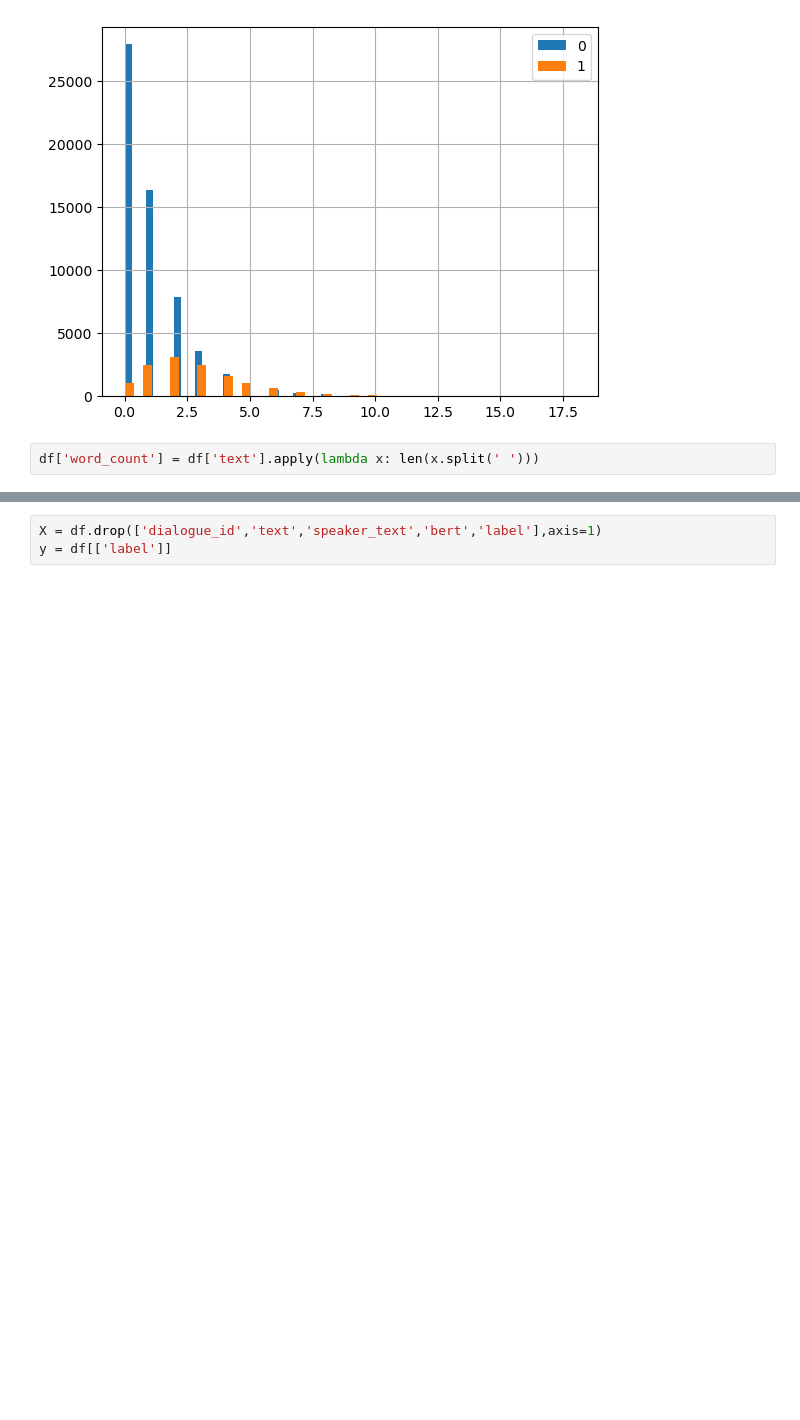
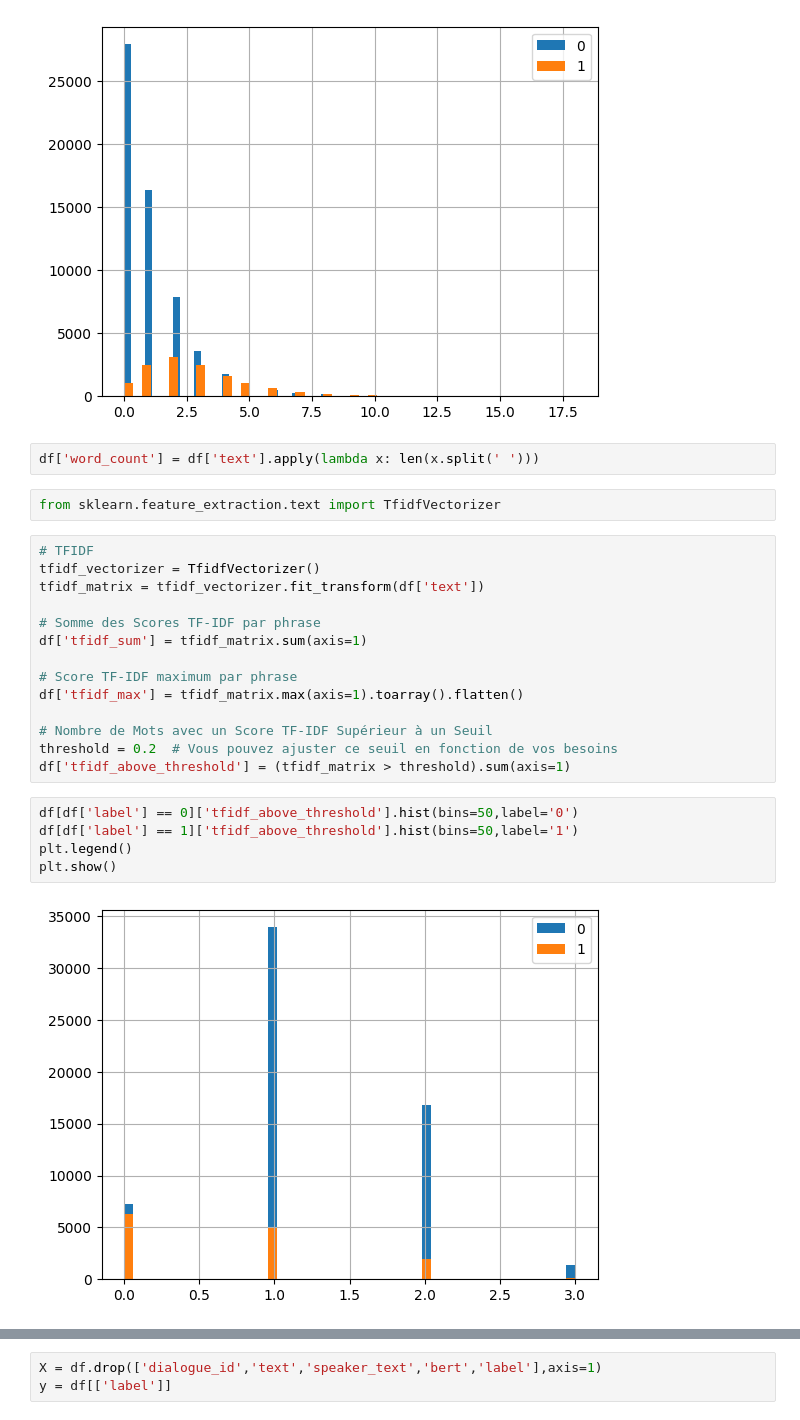
Before and after one commit to juliencollard2001/INF554-AJA, a Jupyter notebook: arnaud/dataframe_creation.ipynb, the cells around one changed output, grey strips where cells are left out. Cells and saved outputs as stored; diff of their text form; blank space fills up the shorter version.

```diff
--- a/arnaud/dataframe_creation.ipynb
+++ b/arnaud/dataframe_creation.ipynb
@@ -165,6 +164,29 @@ plt.show()
 [figure]
 # %%
 df['word_count'] = df['text'].apply(lambda x: len(x.split(' ')))
+# %%
+from sklearn.feature_extraction.text import TfidfVectorizer
+# %%
+# TFIDF
+tfidf_vectorizer = TfidfVectorizer()
+tfidf_matrix = tfidf_vectorizer.fit_transform(df['text'])
+
+# Somme des Scores TF-IDF par phrase
+df['tfidf_sum'] = tfidf_matrix.sum(axis=1)
+
+# Score TF-IDF maximum par phrase
+df['tfidf_max'] = tfidf_matrix.max(axis=1).toarray().flatten()
+
+# Nombre de Mots avec un Score TF-IDF Supérieur à un Seuil
+threshold = 0.2  # Vous pouvez ajuster ce seuil en fonction de vos besoins
+df['tfidf_above_threshold'] = (tfidf_matrix > threshold).sum(axis=1)
+# %%
+df[df['label'] == 0]['tfidf_above_threshold'].hist(bins=50,label='0')
+df[df['label'] == 1]['tfidf_above_threshold'].hist(bins=50,label='1')
+plt.legend()
+plt.show()
+# %% [output]
+[figure, added]
 # %%
 df.head(2)
 # %% [output]
```
Also changed, not shown: parts of 5 cells of this notebook, 2 other files.
